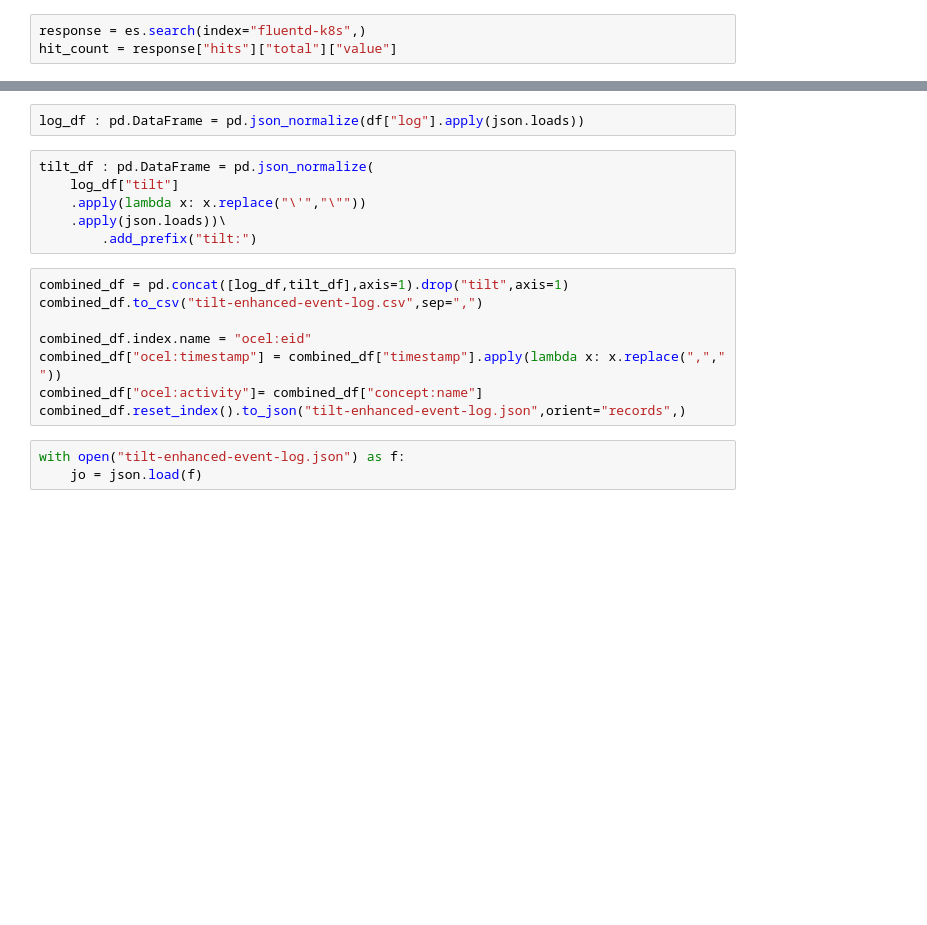
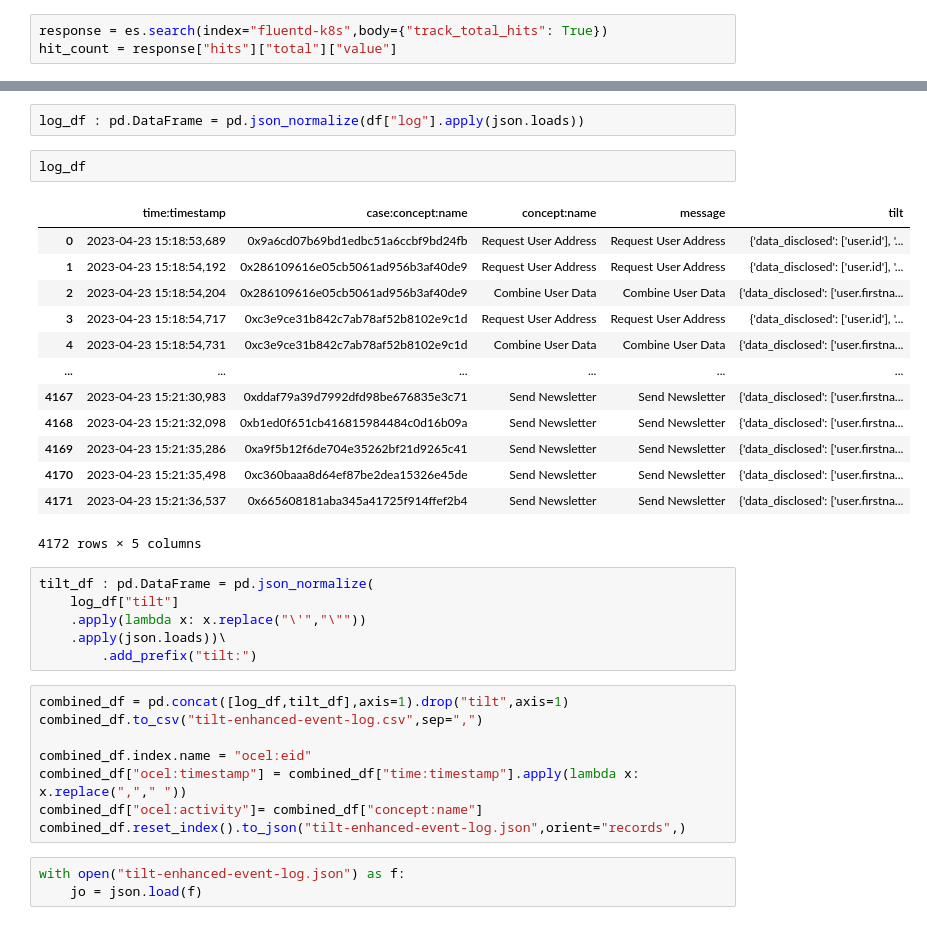
Before and after one commit to curiousjaki/transparency-logging, a Jupyter notebook: src/mining/data-retrieval.ipynb, the cells around one changed output, grey strips where cells are left out. Drawn from its saved outputs; the diff is of its cells as text; blank space fills up the shorter version.

```diff
--- a/src/mining/data-retrieval.ipynb
+++ b/src/mining/data-retrieval.ipynb
@@ -6,5 +6,5 @@ import json
 # %%
 es = Elasticsearch(hosts="http://localhost:9200")
 # %%
-response = es.search(index="fluentd-k8s",)
+response = es.search(index="fluentd-k8s",body={"track_total_hits": True})
 hit_count = response["hits"]["total"]["value"]
@@ -28,6 +47,22 @@ for num, doc in enumerate(docs):
 df : pd.DataFrame = pd.DataFrame(fields)
 # %%
 log_df : pd.DataFrame = pd.json_normalize(df["log"].apply(json.loads))
+# %%
+log_df
+# %% [output]
+|  | time:timestamp | case:concept:name | concept:name | message | tilt |
+| 0 | 2023-04-23 15:18:53,689 | 0x9a6cd07b69bd1edbc51a6ccbf9bd24fb | Request User Address | Request User Address | {'data_disclosed': ['user.id'], '... |
+| 1 | 2023-04-23 15:18:54,192 | 0x286109616e05cb5061ad956b3af40de9 | Request User Address | Request User Address | {'data_disclosed': ['user.id'], '... |
+| 2 | 2023-04-23 15:18:54,204 | 0x286109616e05cb5061ad956b3af40de9 | Combine User Data | Combine User Data | {'data_disclosed': ['user.firstna... |
+| 3 | 2023-04-23 15:18:54,717 | 0xc3e9ce31b842c7ab78af52b8102e9c1d | Request User Address | Request User Address | {'data_disclosed': ['user.id'], '... |
+| 4 | 2023-04-23 15:18:54,731 | 0xc3e9ce31b842c7ab78af52b8102e9c1d | Combine User Data | Combine User Data | {'data_disclosed': ['user.firstna... |
+| ... | ... | ... | ... | ... | ... |
+| 4167 | 2023-04-23 15:21:30,983 | 0xddaf79a39d7992dfd98be676835e3c71 | Send Newsletter | Send Newsletter | {'data_disclosed': ['user.firstna... |
+| 4168 | 2023-04-23 15:21:32,098 | 0xb1ed0f651cb416815984484c0d16b09a | Send Newsletter | Send Newsletter | {'data_disclosed': ['user.firstna... |
+| 4169 | 2023-04-23 15:21:35,286 | 0xa9f5b12f6de704e35262bf21d9265c41 | Send Newsletter | Send Newsletter | {'data_disclosed': ['user.firstna... |
+| 4170 | 2023-04-23 15:21:35,498 | 0xc360baaa8d64ef87be2dea15326e45de | Send Newsletter | Send Newsletter | {'data_disclosed': ['user.firstna... |
+| 4171 | 2023-04-23 15:21:36,537 | 0x665608181aba345a41725f914ffef2b4 | Send Newsletter | Send Newsletter | {'data_disclosed': ['user.firstna... |
+4172 rows × 5 columns
 # %%
 tilt_df : pd.DataFrame = pd.json_normalize(
     log_df["tilt"]
@@ -39,7 +74,7 @@ combined_df = pd.concat([log_df,tilt_df],axis=1).drop("tilt",axis=1)
 combined_df.to_csv("tilt-enhanced-event-log.csv",sep=",")
 
 combined_df.index.name = "ocel:eid"
-combined_df["ocel:timestamp"] = combined_df["timestamp"].apply(lambda x: x.replace(","," "))
+combined_df["ocel:timestamp"] = combined_df["time:timestamp"].apply(lambda x: x.replace(","," "))
 combined_df["ocel:activity"]= combined_df["concept:name"]
 combined_df.reset_index().to_json("tilt-enhanced-event-log.json",orient="records",)
 # %%
```
Also changed, not shown: parts of 3 cells of this notebook, 50 other files.
